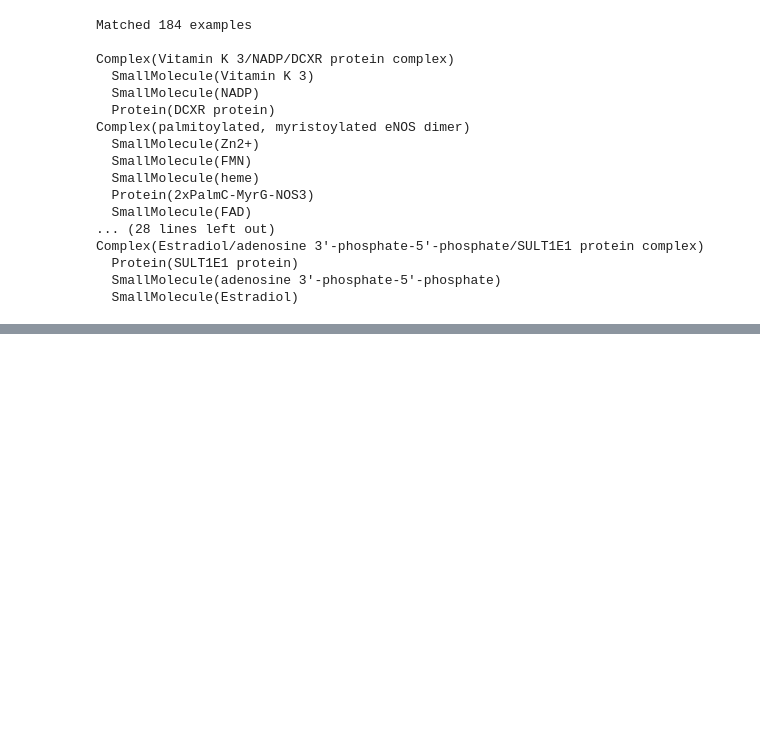
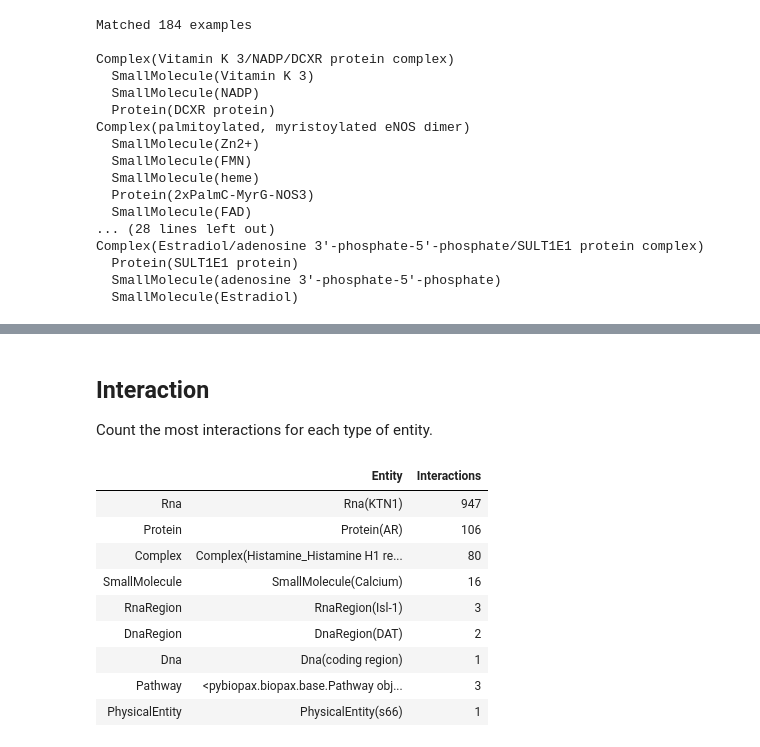
Before and after one commit to gyorilab/pybiopax, a Jupyter notebook: notebooks/Explore Pathway Commons.ipynb, the cells around one changed output, grey strips where cells are left out. Cells and saved outputs as stored; diff of their text form; code cells hidden in the pictures; blank space fills up the shorter version.

Commit message:
Add interaction count

```diff
--- a/notebooks/Explore Pathway Commons.ipynb
+++ b/notebooks/Explore Pathway Commons.ipynb
@@ -375,0 +376,32 @@ HTML(tabulate(
+# %% [markdown]
+## Interaction
+
+Count the most interactions for each type of entity.
+# %%
+interaction_counter = Counter()
+typed_interaction_counter = defaultdict(Counter)
+for interaction in tqdm(pc12.get_objects_by_type(Interaction)):
+    for participant in interaction.participant:
+        interaction_counter[participant] += 1
+        typed_interaction_counter[type(participant)][participant] += 1
+
+HTML(tabulate(
+    [
+        (t.__name__, *row)
+        for t, c in typed_interaction_counter.items()
+        for row in c.most_common(1)
+    ],
+    tablefmt="html",
+    headers=["Entity", "Interactions"],
+))
+# %% [output]
+|  | Entity | Interactions |
+| Rna | Rna(KTN1) | 947 |
+| Protein | Protein(AR) | 106 |
+| Complex | Complex(Histamine_Histamine H1 re... | 80 |
+| SmallMolecule | SmallMolecule(Calcium) | 16 |
+| RnaRegion | RnaRegion(Isl-1) | 3 |
+| DnaRegion | DnaRegion(DAT) | 2 |
+| Dna | Dna(coding region) | 1 |
+| Pathway | <pybiopax.biopax.base.Pathway obj... | 3 |
+| PhysicalEntity | PhysicalEntity(s66) | 1 |
```
Also changed, not shown: parts of 13 cells of this notebook.
